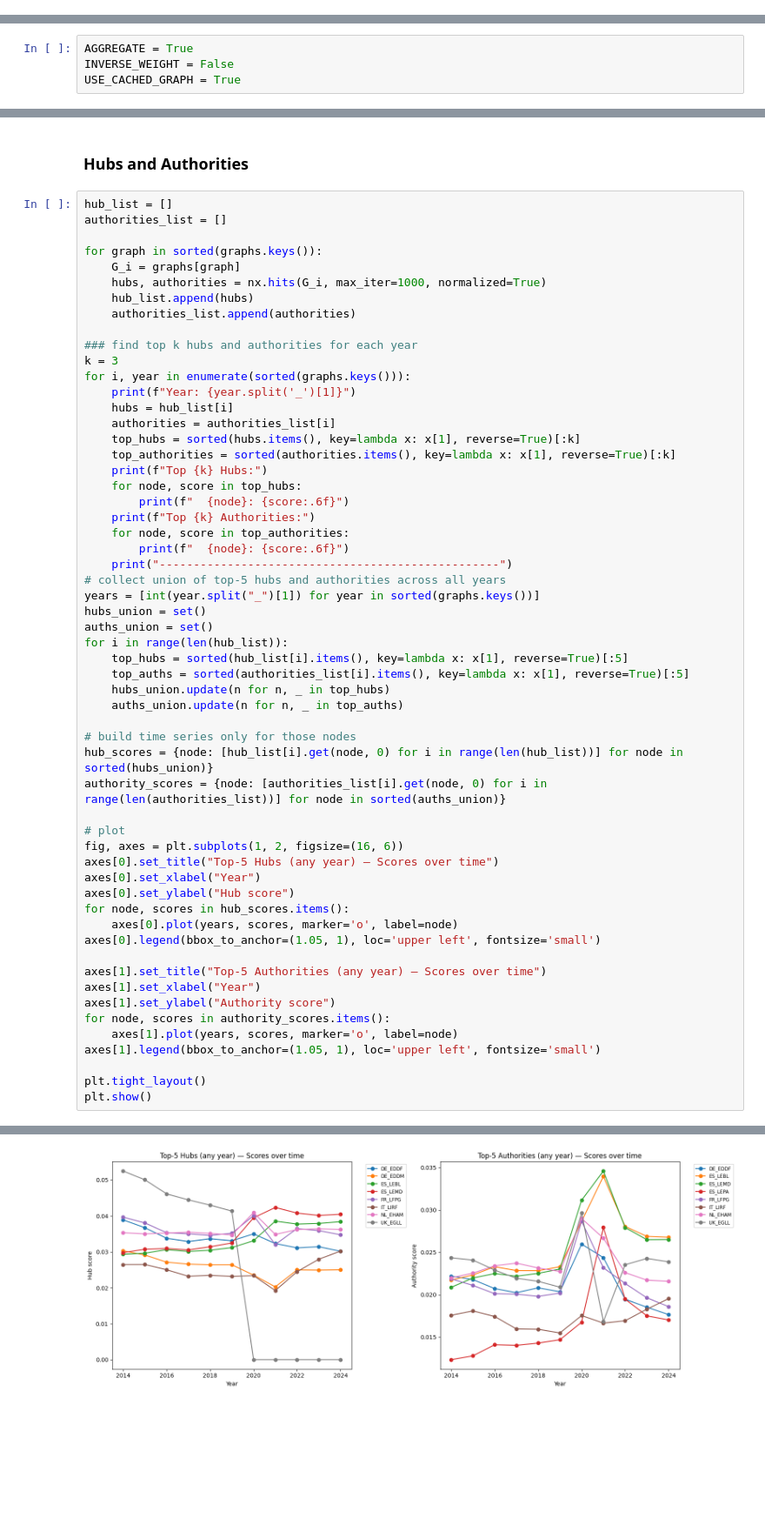
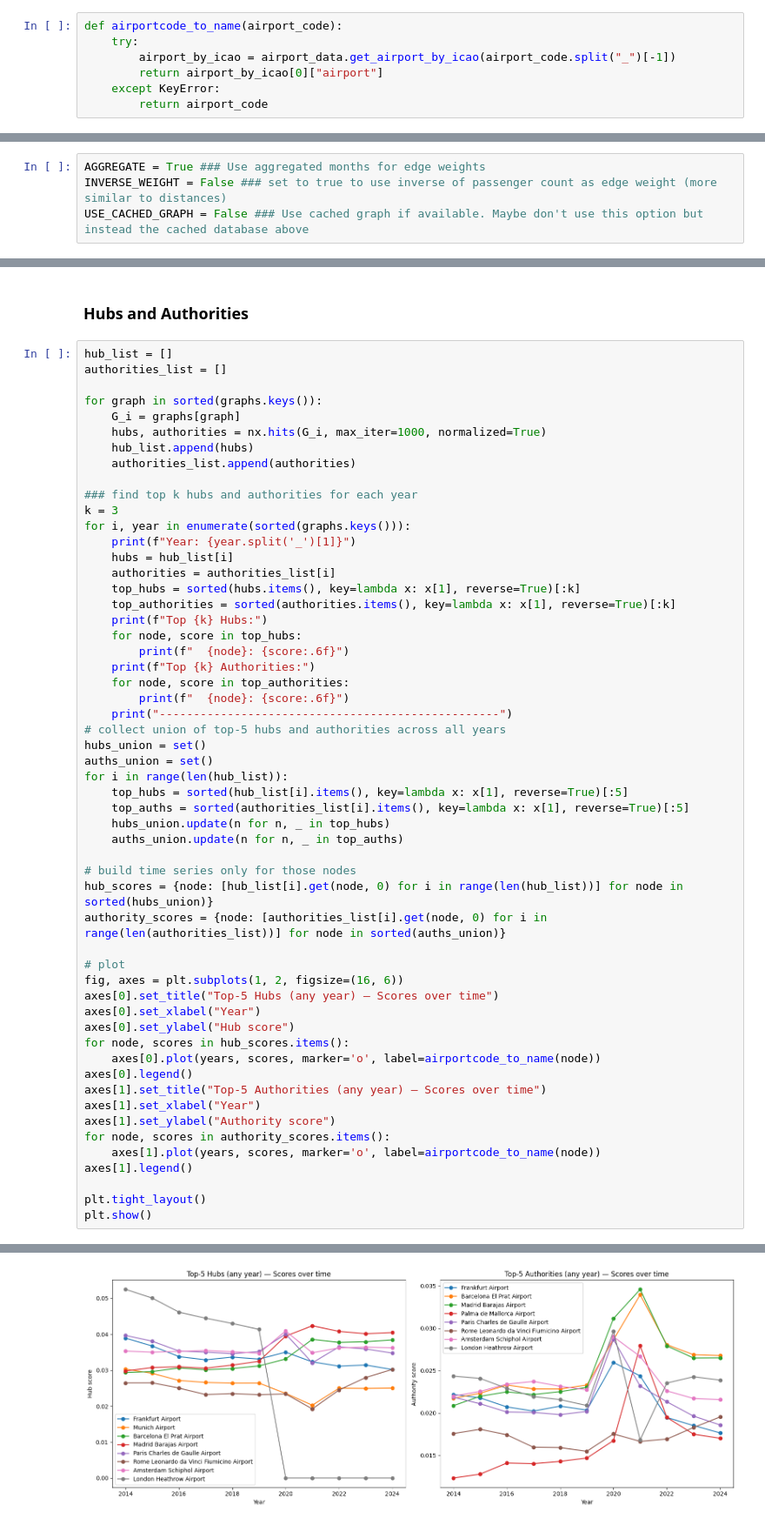
Before and after one commit to domin7k/social_network_analysis, a Jupyter notebook: airtrafic.ipynb, the cells around one changed output, grey strips where cells are left out. Shown at 87% size. Drawn from its saved outputs; the diff is of its cells as text; blank space fills up the shorter version.

```diff
--- a/airtrafic.ipynb
+++ b/airtrafic.ipynb
@@ -98 +102,8 @@ def get_data_df_cached(country):
+# %%
+def airportcode_to_name(airport_code):
+    try:
+        airport_by_icao = airport_data.get_airport_by_icao(airport_code.split("_")[-1])
+        return airport_by_icao[0]["airport"]
+    except KeyError:
+        return airport_code
 # %%
@@ -250,7 +249,7 @@ Name: airp_pr\TIME_PERIOD, dtype: object
 
 now we build a network using the methods from above
 # %%
-AGGREGATE = True
-INVERSE_WEIGHT = False
-USE_CACHED_GRAPH = True
+AGGREGATE = True ### Use aggregated months for edge weights
+INVERSE_WEIGHT = False ### set to true to use inverse of passenger count as edge weight (more similar to distances)
+USE_CACHED_GRAPH = False ### Use cached graph if available. Maybe don't use this option but instead the cached database above
 # %%
@@ -433,7 +434,6 @@ for i, year in enumerate(sorted(graphs.keys())):
         print(f"  {node}: {score:.6f}")
     print("--------------------------------------------------")
 # collect union of top-5 hubs and authorities across all years
-years = [int(year.split("_")[1]) for year in sorted(graphs.keys())]
 hubs_union = set()
 auths_union = set()
 for i in range(len(hub_list)):
@@ -450,36 +450,35 @@ authority_scores = {node: [authorities_list[i].get(node, 0) for i in range(len(a
 fig, axes = plt.subplots(1, 2, figsize=(16, 6))
 axes[0].set_title("Top-5 Hubs (any year) — Scores over time")
 axes[0].set_xlabel("Year")
 axes[0].set_ylabel("Hub score")
 for node, scores in hub_scores.items():
-    axes[0].plot(years, scores, marker='o', label=node)
-axes[0].legend(bbox_to_anchor=(1.05, 1), loc='upper left', fontsize='small')
-
+    axes[0].plot(years, scores, marker='o', label=airportcode_to_name(node))
+axes[0].legend()
 axes[1].set_title("Top-5 Authorities (any year) — Scores over time")
 axes[1].set_xlabel("Year")
 axes[1].set_ylabel("Authority score")
 for node, scores in authority_scores.items():
-    axes[1].plot(years, scores, marker='o', label=node)
-axes[1].legend(bbox_to_anchor=(1.05, 1), loc='upper left', fontsize='small')
+    axes[1].plot(years, scores, marker='o', label=airportcode_to_name(node))
+axes[1].legend()
 
 plt.tight_layout()
 plt.show()
 # %% [output]
 Year: 2014
 Top 3 Hubs:
   UK_EGLL: 0.052474
   FR_LFPG: 0.039655
   DE_EDDF: 0.038892
 Top 3 Authorities:
   UK_EGLL: 0.024354
   DE_EDDF: 0.022186
   NL_EHAM: 0.021997
 --------------------------------------------------
 Year: 2015
 Top 3 Hubs:
 ... (94 lines left out)
   ES_LEBL: 0.026776
   ES_LEMD: 0.026504
   UK_EGLL: 0.023884
 --------------------------------------------------
-[figure, old version]
+[figure, new version]
```
Also changed, not shown: parts of 12 cells of this notebook, 2 other files.
